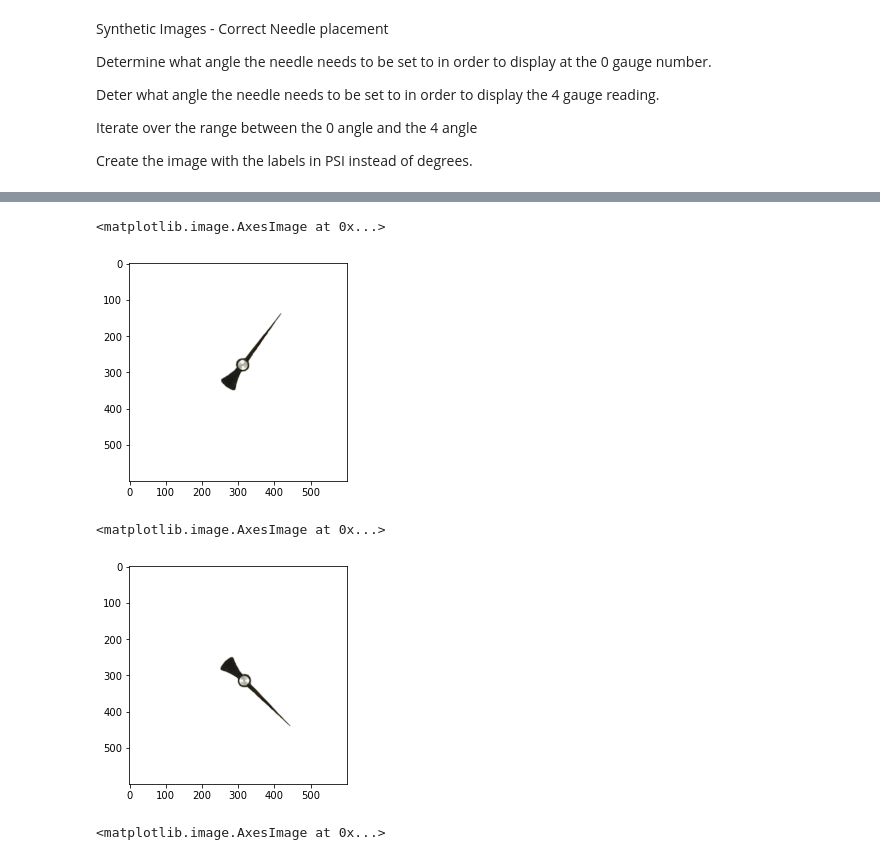
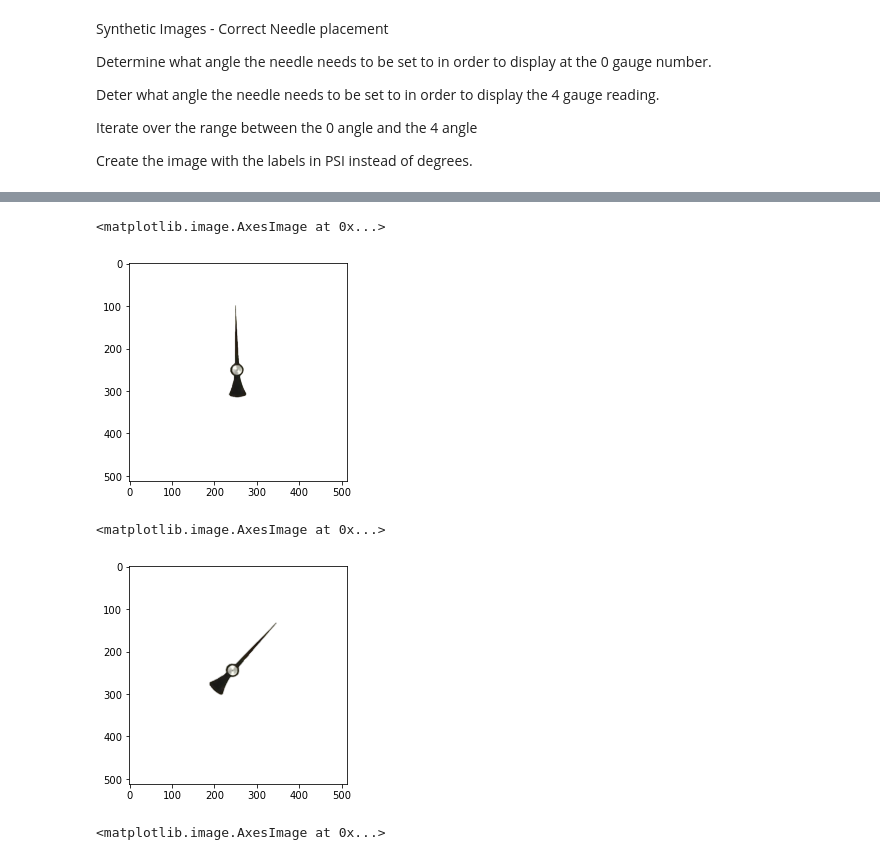
Before and after one commit to kunalvaibhav/Artifacts, a Jupyter notebook: Gauge/Gauge_github.ipynb, the cells around one changed output, grey strips where cells are left out. Drawn from its saved outputs; the diff is of its cells as text; code cells hidden in the pictures.

Commit message:
360 degree image generation logic

```diff
--- a/Gauge/Gauge_github.ipynb
+++ b/Gauge/Gauge_github.ipynb
@@ -16,7 +16,7 @@ import matplotlib.image as mpimg
 # D:\StudyTime\ProgrammingWorld\CodeZone\Development\AI_ML\Python\PressureGaugeReader\Images\out2\ExtractedImages
 GAUGE = "../Python/PressureGaugeReader/Images/GaugeDataGenerated/gauge.png"
 DIAL = "../Python/PressureGaugeReader/Images/GaugeDataGenerated/dial.png"
-NEEDLE = '../Python/PressureGaugeReader/Images/GaugeDataGenerated/needle.png'
+NEEDLE = '../Python/PressureGaugeReader/Images/GaugeDataGenerated/needle_512.png'
 NEEDLE_CENTER = '../Python/PressureGaugeReader/Images/GaugeDataGenerated/needle_center.png'
 # %% [markdown]
 Synthetic Images - Correct Needle placement
@@ -31,18 +40,18 @@ Create the image with the labels in PSI instead of degrees.
 # %%
 # Modify the image to set the needle at 0 degrees
 image = Image.open(NEEDLE).convert('RGBA')
-image_rot_90 = image.rotate(232, expand=False, resample=Image.BICUBIC)
+image_rot_90 = image.rotate(-90, expand=False, resample=Image.BICUBIC)
 # image_rot_90.save('needle_rot_0.png')
 plt.imshow(image_rot_90)
 # %% [output]
 <matplotlib.image.AxesImage at 0x...>
-[figure, old version]
+[figure, new version]
 # %%
-image_rot_134 = image.rotate(134, expand=False, resample=Image.BICUBIC)
+image_rot_134 = image.rotate(-134, expand=False, resample=Image.BICUBIC, center=(250,250))
 plt.imshow(image_rot_134)
 # %% [output]
 <matplotlib.image.AxesImage at 0x...>
-[figure, old version]
+[figure, new version]
 # %%
 # image_rot_360 = image.rotate(360, expand=False, resample=Image.BICUBIC)
 # plt.imshow(image_rot_360)
```
Also changed, not shown: parts of 7 cells of this notebook, 2 other files.
